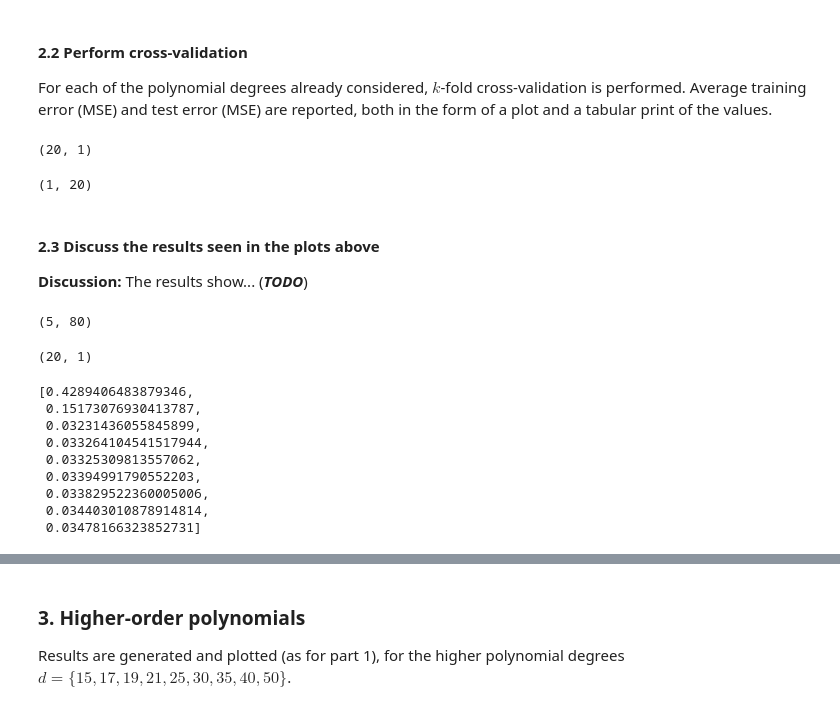
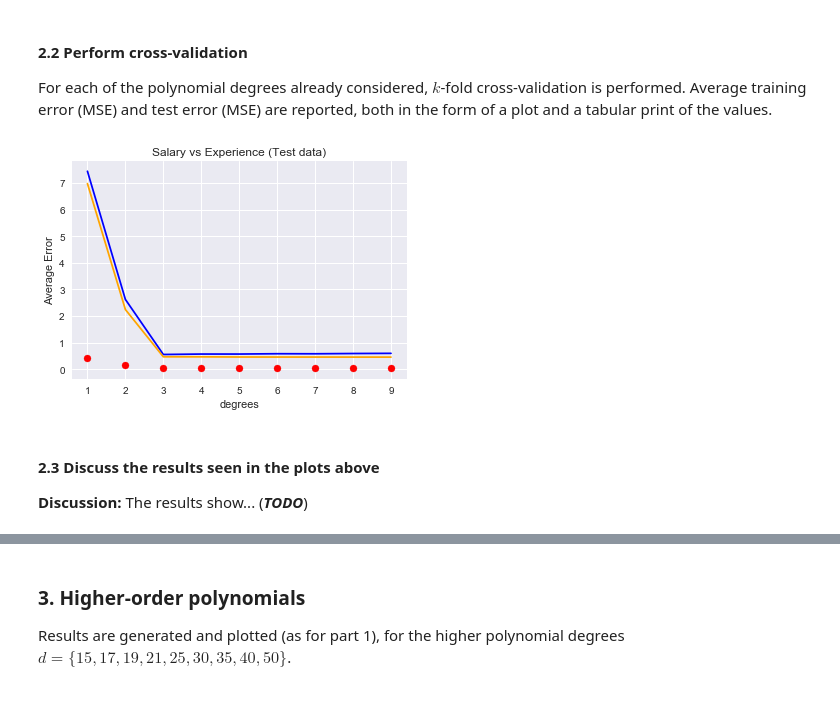
Before and after one commit to drakezhu/comp135_MachineLearning, a Jupyter notebook: hw02/src_and_data/hw02.ipynb, the cells around one changed output, grey strips where cells are left out. Saved outputs shown, nothing was run; the diff lists cells and outputs as text; code cells hidden in the pictures.

```diff
--- a/hw02/src_and_data/hw02.ipynb
+++ b/hw02/src_and_data/hw02.ipynb
@@ -222,9 +222,3 @@ For each of the polynomial degrees already considered, $k$-fold cross-validation
 #       Keep track of average training/test error for each degree;
 #       Plot results in a single table, properly labeled, and also
 #       print out the results in some clear tabular format.
-# %%
-print (x_folds[0].shape)
-t = x_folds[i].transpose()
-# %% [output]
-(20, 1)
-(1, 20)
@@ -231,20 +237,46 @@ t = x_folds[i].transpose()
+# %%
+def TestingTrainingError(xTrains=None,yTrains=None,polyFeatures=[1]):
+
+    testErrors = []
+    trainErrors = []
+    for degree in polyFeatures:
+        testError = 0
+        trainError = 0
+        for i in range(k):
+            xTrain = tuple(xTrains[i])
+            yTrain = tuple(yTrains[i])
+            xTest = tuple(x_folds[i])
+            yTest = tuple(y_folds[i])
+            sorted_zip = sorted(zip(xTrain, yTrain), key=operator.itemgetter(0))
+            xTrain, yTrain = zip(*sorted_zip)
+            poly = PolynomialFeatures(degree)
+            xTrainPoly = poly.fit_transform(xTrain)
+            xTestPoly = poly.fit_transform(xTest)
+            linearRegressionPoly = LinearRegression()
+            linearRegressionPoly.fit(xTrainPoly, yTrain)
+            yTestPredict = linearRegressionPoly.predict(xTestPoly)
+            yTrainPredict = linearRegressionPoly.predict(xTrainPoly)
+            testError += mean_squared_error(yTest, yTestPredict)
+            trainError += mean_squared_error(yTrain,yTrainPredict)
+        testErrors.append(testError / k)
+        trainErrors.append(trainError / k)
+    return testErrors,trainErrors
+# %%
+xTrains,yTrains = generateFolds(k)
+# %%
+testErrors,trainErrors = TestingTrainingError(xTrains,yTrains,[1,2,3,4,5,6,7,8,9])
+# %%
+# plot predicted line for test data
+plt.scatter(polyFeatures, errors, color='red')
+plt.plot(polyFeatures, testErrors, color='blue')
+plt.plot(polyFeatures, trainErrors, color='orange')
+plt.title('Salary vs Experience (Test data)')
+plt.xlabel('degrees')
+plt.ylabel('Average Error')
+plt.show()
+# %% [output]
+[figure, added]
 # %% [markdown]
 #### 2.3 Discuss the results seen in the plots above
 
 **Discussion:** The results show... (***TODO***)
-# %%
-xTrains=[]
-yTrains=[]
-step = int(len(x) / k)
-j = 0
-for i in range(k):
-    rows = [_ for _ in range(j,j+step)]
-    xTrains.append(np.delete(x,rows,0))
-    yTrains.append(np.delete(y,rows,0))
-    j += step
-# %% [output]
-(5, 80)
-# %%
-x_folds[0].shape
-# %% [output]
-(20, 1)
@@ -272,12 +282,0 @@ for degree in polyFeatures:
-# %%
-errors
-# %% [output]
-[0.4289406483879346,
- 0.15173076930413787,
- 0.03231436055845899,
- 0.033264104541517944,
- 0.03325309813557062,
- 0.03394991790552203,
- 0.033829522360005006,
- 0.034403010878914814,
- 0.03478166323852731]
```
Also changed, not shown: parts of 17 cells of this notebook.
